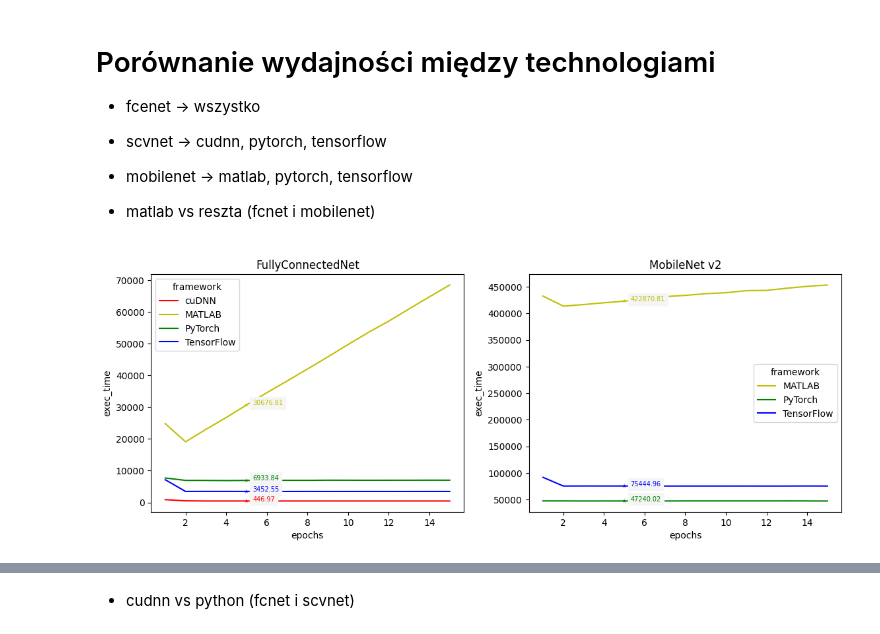
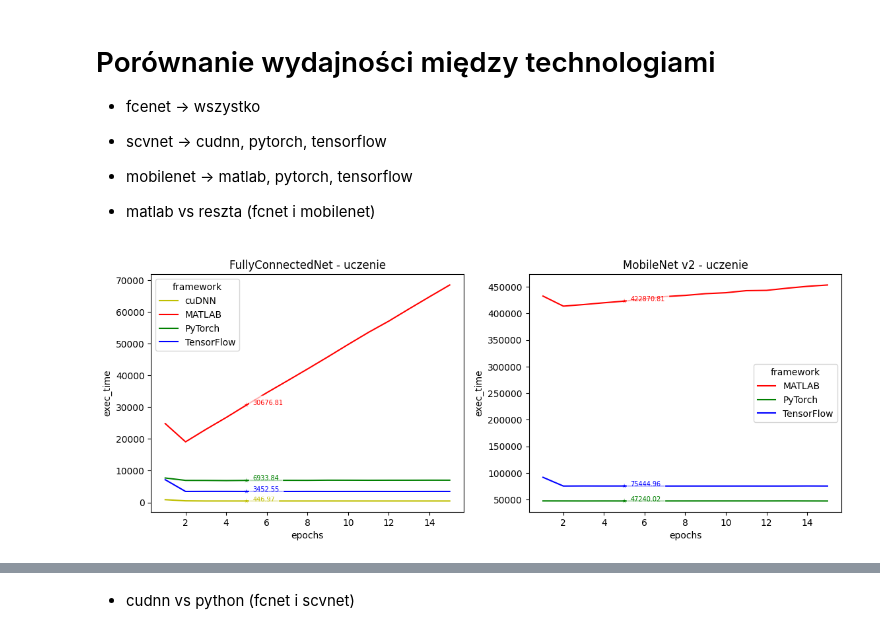
Before and after one commit to mihawb/dnn-lang-comparison, a Jupyter notebook: analysis/anlalysis.ipynb, the cells around one changed output, grey strips where cells are left out. Cells and saved outputs as stored; diff of their text form; code cells hidden in the pictures.

```diff
--- a/analysis/anlalysis.ipynb
+++ b/analysis/anlalysis.ipynb
@@ -58,31 +64,31 @@ if GENERATE_PNGS:
 # %%
 fig, axes = plt.subplots(1,2)
 fig.set_size_inches(12,5)
 fig.tight_layout(pad=4.0)
 
 def matlab_comparison_plots(ax, model_name, palette, ann_ep, title):
 	sns.lineplot(
 		data=training[training.model_name == model_name],
 		x='epochs', y='exec_time', hue='framework',
 		palette=palette, ax=ax
 	)
 
 	for y, c in zip(training[(training.model_name == model_name) & (training.epochs == ann_ep)].exec_time, palette):
-		ax.text(ann_ep+0.3, y, f'{y:.2f}', color=c, backgroundcolor='whitesmoke', fontsize=7)
+		ax.text(ann_ep+0.3, y, f'{y:.2f}', color=c, bbox={'color': 'white', 'alpha': 0.7}, fontsize=7)
 
 	sns.scatterplot(
 		data=training[(training.model_name == model_name) & (training.epochs == ann_ep)],
 		x='epochs', y='exec_time', hue='framework',
 		ax=ax, palette=palette,
 		legend=False, marker='*'
 	)
 
 	ax.set_title(title)
 
-matlab_comparison_plots(axes[0], 'fcnet', ['r', 'y', 'g', 'b'], 5, 'FullyConnectedNet')
-matlab_comparison_plots(axes[1], 'mobilenet_v2', ['y', 'g', 'b'], 5, 'MobileNet v2')
+matlab_comparison_plots(axes[0], 'fcnet', ['y', 'r', 'g', 'b'], 5, 'FullyConnectedNet - uczenie')
+matlab_comparison_plots(axes[1], 'mobilenet_v2', ['r', 'g', 'b'], 5, 'MobileNet v2 - uczenie')
 
 if GENERATE_PNGS:
-	fig.savefig('./plots/matlab_comparison.png')
+	fig.savefig('./plots/matlab_training.png')
 # %% [output]
-[figure, old version]
+[figure, new version]
```
Also changed, not shown: parts of 13 cells of this notebook.
